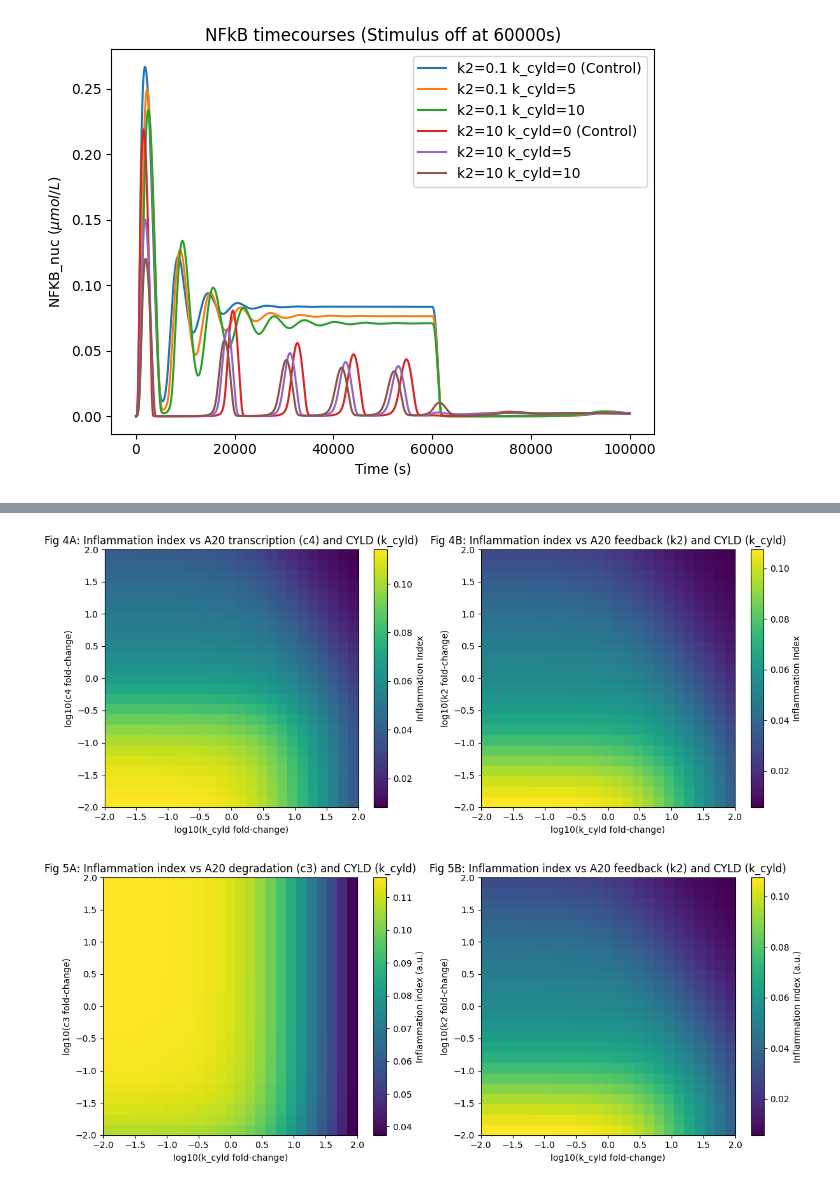
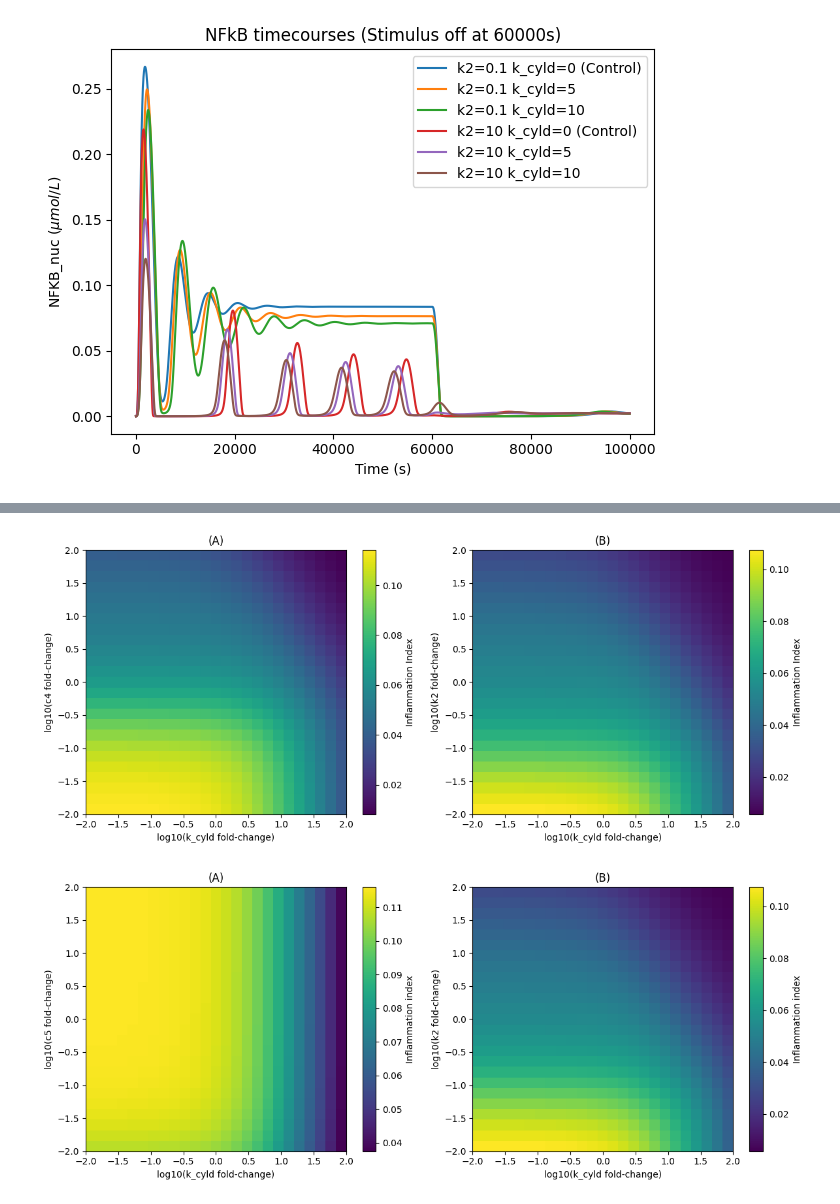
Before and after one commit to 1Riya-Shukla/NF-kB-Pathways, a Jupyter notebook: MicroglialRegulations/RoadRunner-Lipniacki.ipynb, the cells around one changed output, grey strips where cells are left out. Drawn from its saved outputs; the diff is of its cells as text; code cells hidden in the pictures.

Commit message:
Edited figure titles

```diff
--- a/MicroglialRegulations/RoadRunner-Lipniacki.ipynb
+++ b/MicroglialRegulations/RoadRunner-Lipniacki.ipynb
@@ -198,14 +199,14 @@ y_log10_k2 = np.log10(a20_feedback_fold_grid)
 fig, axes = plt.subplots(1, 2, figsize=(12, 5), sharex=True)
 
 imageA = axes[0].imshow(index_grid_c4, origin="lower", aspect="auto", extent=[x_log10_cyld.min(), x_log10_cyld.max(), y_log10_c4.min(), y_log10_c4.max()])
-axes[0].set_title("Fig 4A: Inflammation index vs A20 transcription (c4) and CYLD (k_cyld)")
+axes[0].set_title("(A)")
 axes[0].set_xlabel("log10(k_cyld fold-change)")
 axes[0].set_ylabel("log10(c4 fold-change)")
 colorbarA = plt.colorbar(imageA, ax=axes[0])
 colorbarA.set_label("Inflammation Index")
 
 imageB = axes[1].imshow(index_grid_k2, origin="lower", aspect="auto", extent=[x_log10_cyld.min(), x_log10_cyld.max(), y_log10_k2.min(), y_log10_k2.max()])
-axes[1].set_title("Fig 4B: Inflammation index vs A20 feedback (k2) and CYLD (k_cyld)")
+axes[1].set_title("(B)")
 axes[1].set_xlabel("log10(k_cyld fold-change)")
 axes[1].set_ylabel("log10(k2 fold-change)")
 colorbarB = plt.colorbar(imageB, ax=axes[1])
@@ -214,40 +215,40 @@ colorbarB.set_label("Inflammation Index")
 plt.tight_layout()
 plt.show()
 # %% [output]
-[figure, old version]
+[figure, new version]
 # %%
 # Figure 5: Inflammation Index
-# 5A: (c3, k_cyld)   5B: (k2, k_cyld)
+# 5A: (c5, k_cyld)   5B: (k2, k_cyld)
 
-a20_degradation_fold_grid = np.logspace(np.log10(fold_change_min), np.log10(fold_change_max), num_grid_points) #c3
+a20_degradation_fold_grid = np.logspace(np.log10(fold_change_min), np.log10(fold_change_max), num_grid_points) #c5
 a20_feedback_fold_grid = np.logspace(np.log10(fold_change_min), np.log10(fold_change_max), num_grid_points) #k2
 cyld_fold_grid = np.logspace(np.log10(fold_change_min), np.log10(fold_change_max), num_grid_points) #k_cyld
 
 # Compute both panels
-index_grid_c3 = compute_index_heatmap(rr, "k_cyld", cyld_fold_grid, "c3", a20_degradation_fold_grid)
+index_grid_c5 = compute_index_heatmap(rr, "k_cyld", cyld_fold_grid, "c5", a20_degradation_fold_grid)
 index_grid_k2 = compute_index_heatmap(rr, "k_cyld", cyld_fold_grid, "k2", a20_feedback_fold_grid)
 
 # Plot side-by-side as Fig 5A and 5B
 x_log10_cyld = np.log10(cyld_fold_grid)
-y_log10_c3 = np.log10(a20_degradation_fold_grid)
+y_log10_c5 = np.log10(a20_degradation_fold_grid)
 y_log10_k2 = np.log10(a20_feedback_fold_grid)
 
 fig, axes = plt.subplots(1, 2, figsize=(12, 5), sharex=True)
-imageA = axes[0].imshow(index_grid_c3, origin="lower", aspect="auto", extent=[x_log10_cyld.min(), x_log10_cyld.max(), y_log10_c3.min(), y_log10_c3.max()])
-axes[0].set_title("Fig 5A: Inflammation index vs A20 degradation (c3) and CYLD (k_cyld)")
+imageA = axes[0].imshow(index_grid_c5, origin="lower", aspect="auto", extent=[x_log10_cyld.min(), x_log10_cyld.max(), y_log10_c5.min(), y_log10_c5.max()])
+axes[0].set_title("(A)")
 axes[0].set_xlabel("log10(k_cyld fold-change)")
-axes[0].set_ylabel("log10(c3 fold-change)")
+axes[0].set_ylabel("log10(c5 fold-change)")
 colorbarA = plt.colorbar(imageA, ax=axes[0])
-colorbarA.set_label("Inflammation index (a.u.)")
+colorbarA.set_label("Inflammation index")
 
 imageB = axes[1].imshow(index_grid_k2, origin="lower", aspect="auto", extent=[x_log10_cyld.min(), x_log10_cyld.max(), y_log10_k2.min(), y_log10_k2.max()])
-axes[1].set_title("Fig 5B: Inflammation index vs A20 feedback (k2) and CYLD (k_cyld)")
+axes[1].set_title("(B)")
 axes[1].set_xlabel("log10(k_cyld fold-change)")
 axes[1].set_ylabel("log10(k2 fold-change)")
 colorbarB = plt.colorbar(imageB, ax=axes[1])
-colorbarB.set_label("Inflammation index (a.u.)")
+colorbarB.set_label("Inflammation index")
 
 plt.tight_layout()
 plt.show()
 # %% [output]
-[figure, old version]
+[figure, new version]
```
Also changed, not shown: parts of 1 cell of this notebook.
